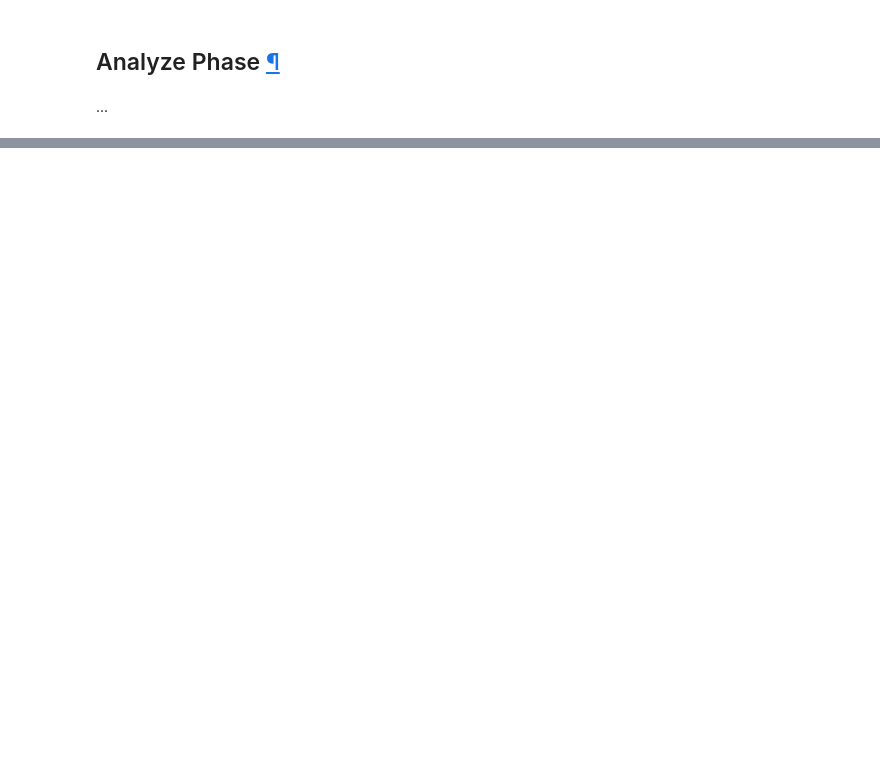
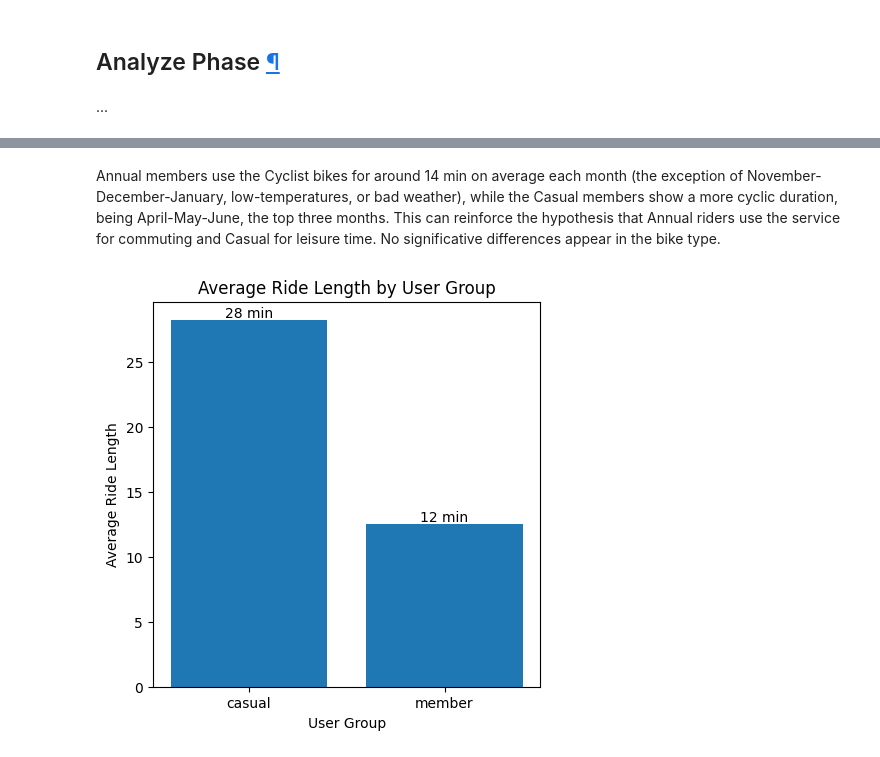
Before and after one commit to baguilar6174/data-analysis-cyclisticBike, a Jupyter notebook: notebook.ipynb, the cells around one changed output, grey strips where cells are left out. Drawn from its saved outputs; the diff is of its cells as text; code cells hidden in the pictures; blank space fills up the shorter version.

```diff
--- a/notebook.ipynb
+++ b/notebook.ipynb
@@ -391,0 +489,25 @@ divvy_df.sort_values(by='ride_length', ascending=False).head()
+# %% [markdown]
+Annual members use the Cyclist bikes for around 14 min on average each month (the exception of November-December-January, low-temperatures, or bad weather), while the Casual members show a more cyclic duration, being April-May-June, the top three months. This can reinforce the hypothesis that Annual riders use the service for commuting and Casual for leisure time. No significative differences appear in the bike type.
+# %%
+# Calculate the average ride length for each group
+avg_ride_length_by_groups = divvy_df.groupby('member_casual')['ride_length'].mean()
+
+# Create a bar chart
+plt.figure(figsize=(5, 5))
+
+# Get the values of avg_ride_length_by_groups to display on the y axis
+y = avg_ride_length_by_groups.dt.total_seconds() / 60
+
+plt.bar(avg_ride_length_by_groups.index, y)
+# Add labels and title
+plt.xlabel('User Group')
+plt.ylabel('Average Ride Length')
+plt.title('Average Ride Length by User Group')
+
+# Add labels on top of each bar
+for index, value in enumerate(y):
+    plt.text(index, value, f'{int(value)} min', ha='center', va='bottom')
+
+plt.show()
+# %% [output]
+[figure, added]
```
Also changed, not shown: parts of 32 cells of this notebook.
